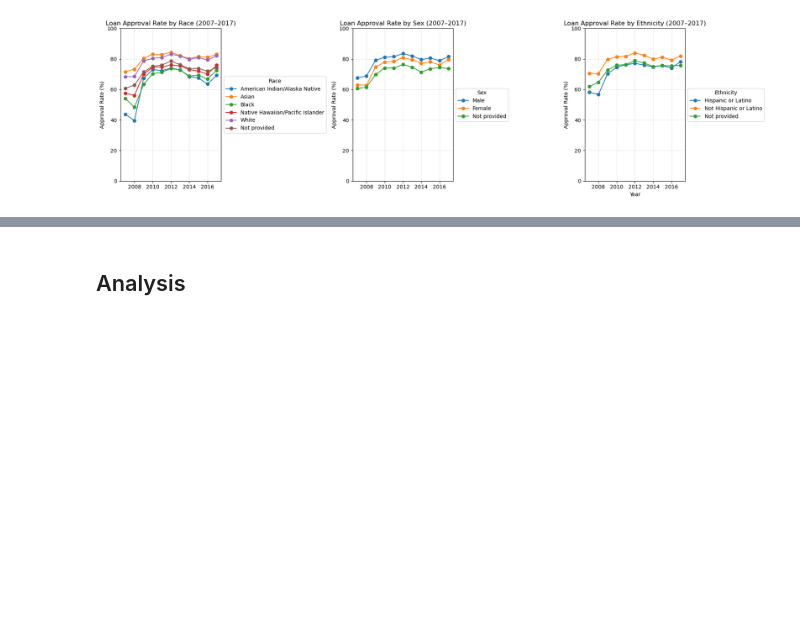
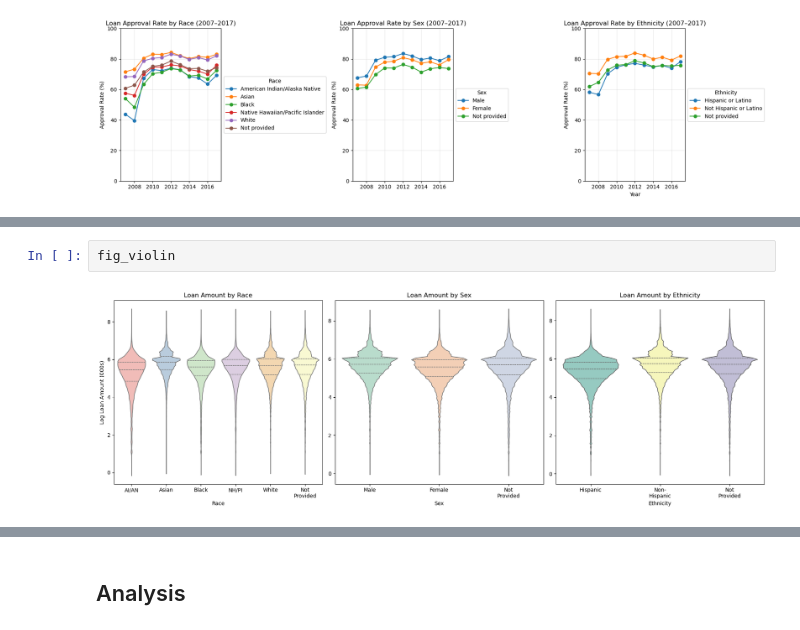
Before and after one commit to jdhilee/fairness_smoke_alarm, a Jupyter notebook: reports/milestone_1.ipynb, the cells around one changed output, grey strips where cells are left out. Saved outputs shown, nothing was run; the diff lists cells and outputs as text; blank space fills up the shorter version.

```diff
--- a/reports/milestone_1.ipynb
+++ b/reports/milestone_1.ipynb
@@ -130,0 +147,4 @@ fig_sensitive_time
+# %%
+fig_violin
+# %% [output]
+[figure, added]
```
Also changed, not shown: parts of 7 cells of this notebook, 3 other files.
